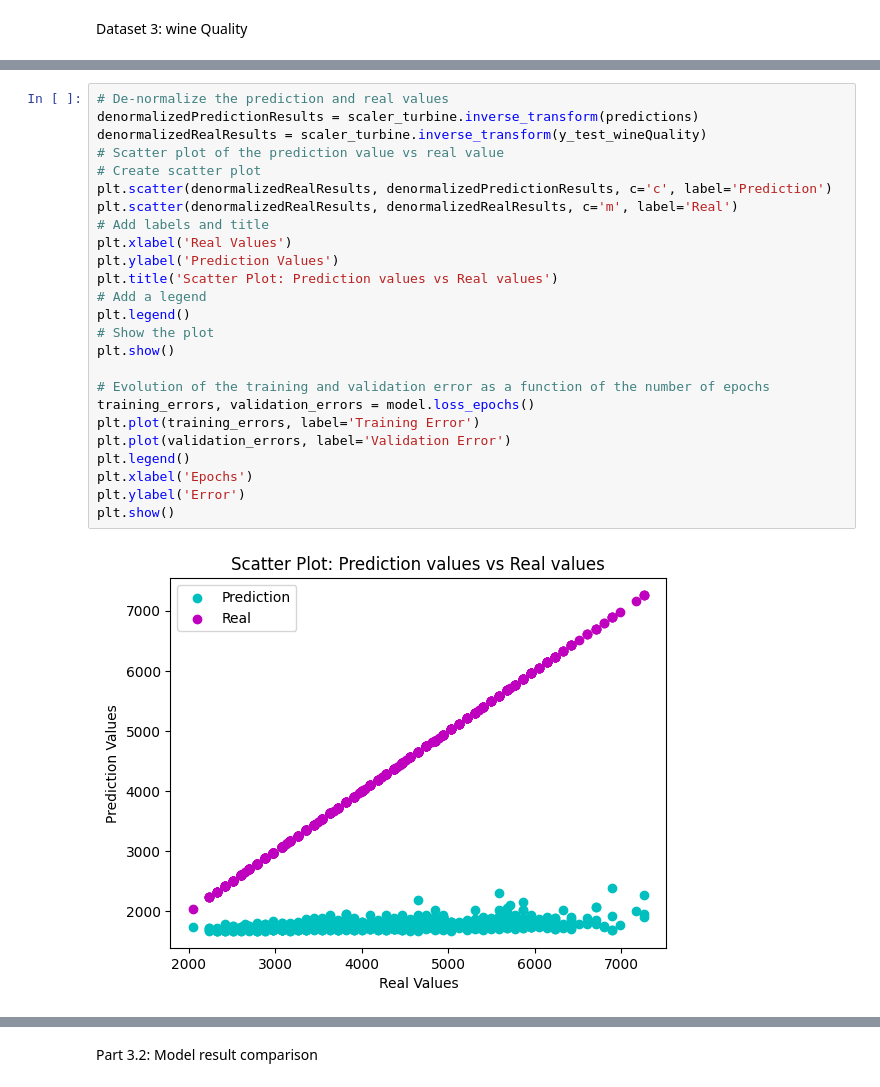
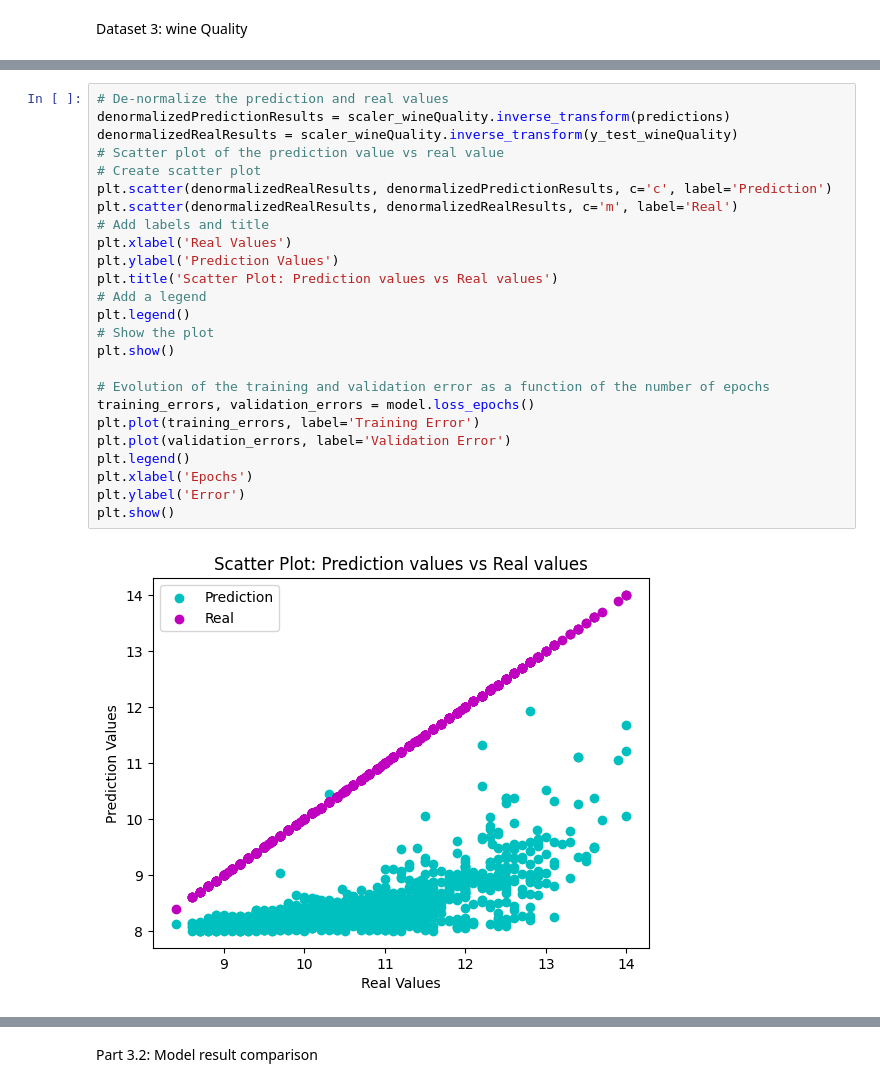
Before and after one commit to Natzaret/Natzaret, a Jupyter notebook: NEC_Exercise_1.ipynb, the cells around one changed output, grey strips where cells are left out. Cells and saved outputs as stored; diff of their text form.

```diff
--- a/NEC_Exercise_1.ipynb
+++ b/NEC_Exercise_1.ipynb
@@ -850,27 +852,27 @@ Mean absolute percentage error
 # %%
 # De-normalize the prediction and real values
-denormalizedPredictionResults = scaler_turbine.inverse_transform(predictions)
-denormalizedRealResults = scaler_turbine.inverse_transform(y_test_wineQuality)
+denormalizedPredictionResults = scaler_wineQuality.inverse_transform(predictions)
+denormalizedRealResults = scaler_wineQuality.inverse_transform(y_test_wineQuality)
 # Scatter plot of the prediction value vs real value
 # Create scatter plot
 plt.scatter(denormalizedRealResults, denormalizedPredictionResults, c='c', label='Prediction')
 plt.scatter(denormalizedRealResults, denormalizedRealResults, c='m', label='Real')
 # Add labels and title
 plt.xlabel('Real Values')
 plt.ylabel('Prediction Values')
 plt.title('Scatter Plot: Prediction values vs Real values')
 # Add a legend
 plt.legend()
 # Show the plot
 plt.show()
 
 # Evolution of the training and validation error as a function of the number of epochs
 training_errors, validation_errors = model.loss_epochs()
 plt.plot(training_errors, label='Training Error')
 plt.plot(validation_errors, label='Validation Error')
 plt.legend()
 plt.xlabel('Epochs')
 plt.ylabel('Error')
 plt.show()
 # %% [output]
-[figure, old version]
+[figure, new version]
```
Also changed, not shown: parts of 32 cells of this notebook.
